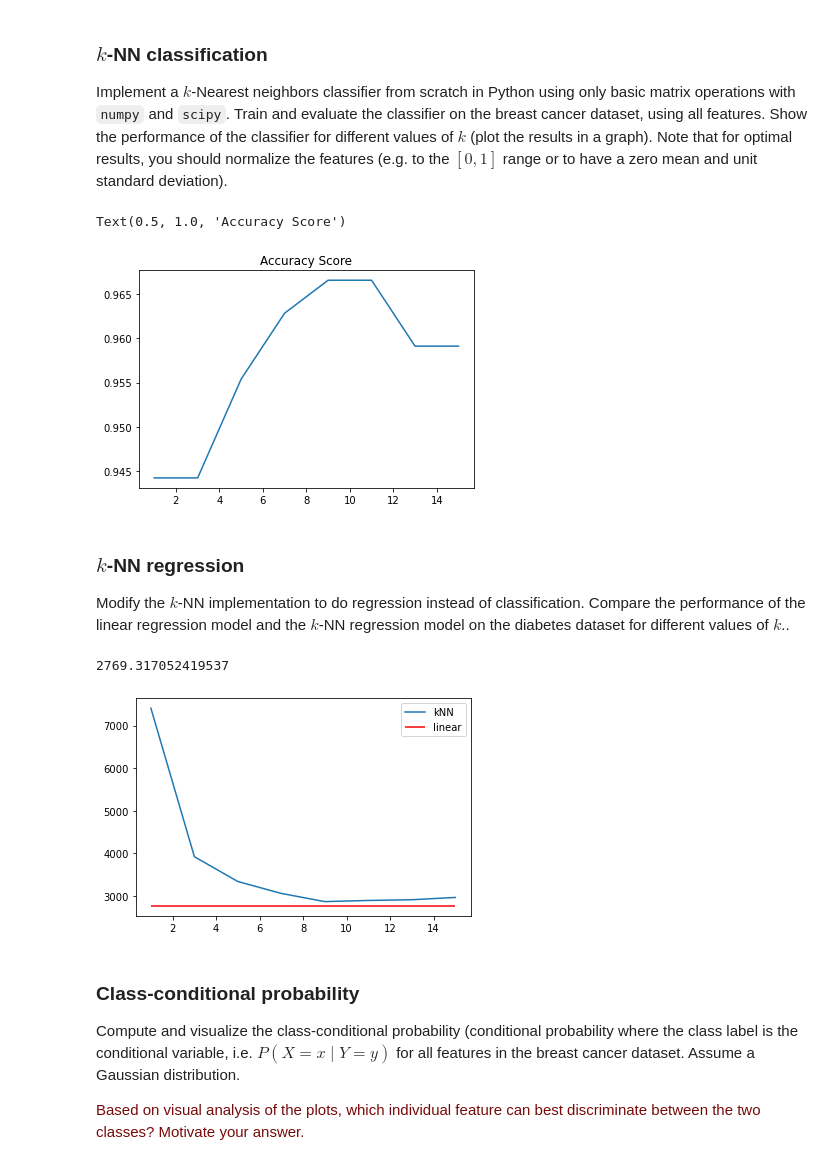
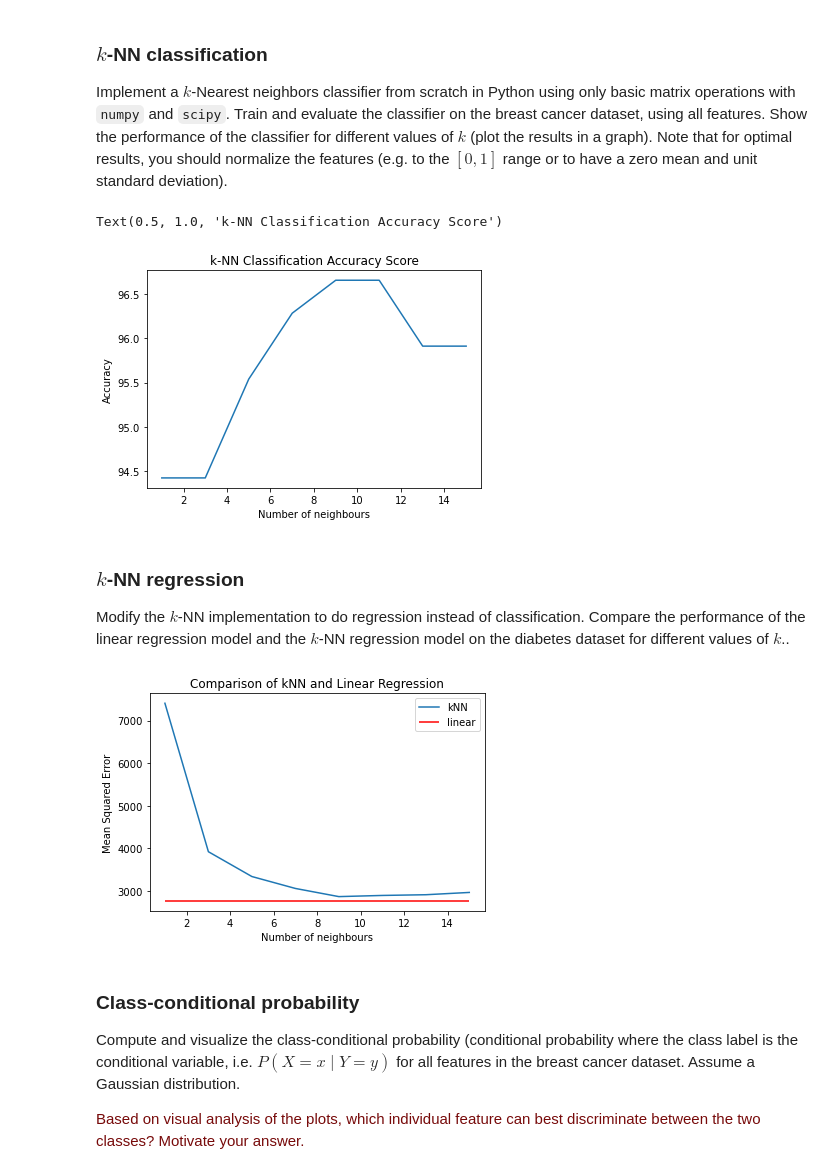
Before and after one commit to Djennifer/8dm50-machine-learning, a Jupyter notebook: practicals/week_1.ipynb, the cells around one changed output. Drawn from its saved outputs; the diff is of its cells as text; code cells hidden in the pictures.

Commit message:
update metric and conditional probability from scratch

```diff
--- a/practicals/week_1.ipynb
+++ b/practicals/week_1.ipynb
@@ -190,10 +192,12 @@ y_test = breast_cancer.target[300:, np.newaxis]
 X_train /= np.max(np.abs(X_train),axis=0)
 X_test /= np.max(np.abs(X_test),axis=0)
 # %%
+import matplotlib.pyplot as plt
 sys.path.append('code/')
-import numpy as np
 from sklearn.metrics import accuracy_score
 
+
+#TODO put in function
 def euclidean_distance(a, b):
     return np.linalg.norm(a-b) #Use norm to get the size of the vector
 
@@ -215,24 +219,28 @@ def kNN_classification_pred(X_train, X_test, k):
             y_pred[i] = 0
     return y_pred[:, np.newaxis]
 
+def get_accuracy(gt, pred):
+    correct = 0
+    for i in range(len(gt)):
+        if gt[i] == pred[i]:
+            correct += 1
+    return correct/len(gt) * 100
+
 k_lin = np.arange(1, 16, 2)
 accuracy = np.zeros(len(k_lin))
-mse = np.zeros(len(k_lin))
 for i, k in enumerate(k_lin):
     y_pred = kNN_classification_pred(X_train, X_test, k)
-    accuracy[i] = accuracy_score(y_test, y_pred)
-    mse[i] = ((y_test - y_pred)**2).mean()
+    accuracy[i] = get_accuracy(y_test, y_pred)
 
-f1 = plt.figure(1)
+
+plt.figure()
 plt.plot(k_lin, accuracy)
-plt.title('Accuracy Score')
-
-#f2 = plt.figure(2)
-#plt.plot(k_lin, mse)
-#plt.title('Mean Squared Error')
+plt.xlabel("Number of neighbours")
+plt.ylabel("Accuracy")
+plt.title('k-NN Classification Accuracy Score')
 # %% [output]
-Text(0.5, 1.0, 'Accuracy Score')
+Text(0.5, 1.0, 'k-NN Classification Accuracy Score')
-[figure, old version]
+[figure, new version]
 # %% [markdown]
 ### $k$-NN regression
 
@@ -250,43 +256,46 @@ X_test /= np.max(np.abs(X_test),axis=0)
 # %%
-import numpy as np
-import sklearn.metrics as metric
-
+#TODO make a funtion
 def euclidean_distance(a, b):
     return np.linalg.norm(a-b) #Use norm to get the size of the vector
 
 def get_neighbours(X_train, X_test, k):
     distances = np.zeros(len(X_train))
     for i in range(len(X_train)):
         distances[i] = euclidean_distance(X_test, X_train[i])
     index = np.argsort(distances)
     distances = np.sort(distances)
     return index[:k], distances[:k]
 
 def kNN_regression_pred(X_train, y_train, X_test, k):
     y_pred = np.zeros(len(X_test), dtype=int)
     for i, x_test in enumerate(X_test):
         index, dist = get_neighbours(X_train, x_test, k)
         y_pred[i] = np.sum(y_train[index,0])/k
     return y_pred[:, np.newaxis]
 
+def mse(gt, pred):
+    return ((gt - pred)**2).mean()
 
 k_lin = np.arange(1, 16, 2)
 mse_kNN = np.zeros(len(k_lin))
 for i, k in enumerate(k_lin):
     preds_kNN = kNN_regression_pred(X_train, y_train, X_test, k)
-    mse_kNN[i] = ((y_test - preds_kNN)**2).mean()
+    mse_kNN[i] = mse(y_test, preds_kNN)
 
 beta = lsq(X_train, y_train)
 pred_lin = np.inner(beta[1:11].T, X_test).T + beta[0]
-mse_lin = ((y_test - pred_lin)**2).mean()
-print(mse_lin)
+mse_lin = mse(y_test, pred_lin)
+
+plt.figure()
 plt.plot(k_lin, mse_kNN, label = "kNN")
 plt.hlines(mse_lin, min(k_lin), max(k_lin), color = 'r', label = "linear")
+plt.xlabel("Number of neighbours")
+plt.ylabel("Mean Squared Error")
+plt.title("Comparison of kNN and Linear Regression")
 plt.legend()
 plt.show()
 # %% [output]
-2769.317052419537
-[figure, old version]
+[figure, new version]
 # %% [markdown]
 ### Class-conditional probability
 
```
Also changed, not shown: parts of 5 cells of this notebook.
